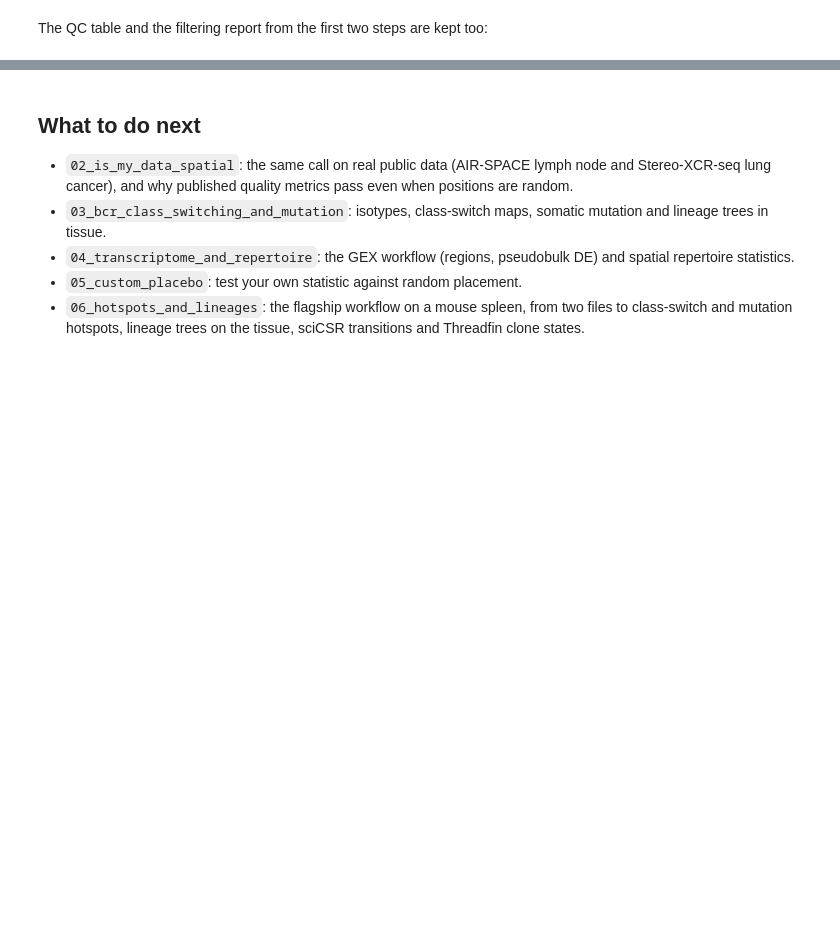
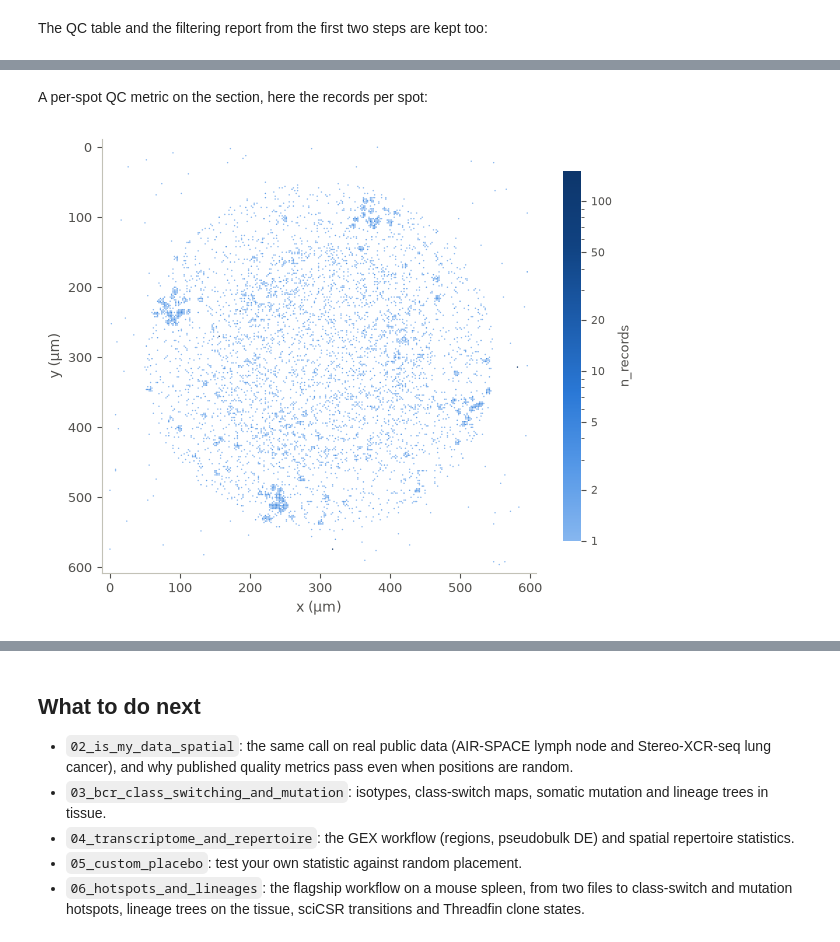
Before and after one commit to Reynold4k/spaclone, a Jupyter notebook: docs/tutorials/01_quickstart.ipynb, the cells around one changed output, grey strips where cells are left out. Cells and saved outputs as stored; diff of their text form; code cells hidden in the pictures; blank space fills up the shorter version.

```diff
--- a/docs/tutorials/01_quickstart.ipynb
+++ b/docs/tutorials/01_quickstart.ipynb
@@ -243,0 +256,8 @@ report.filtering
+# %% [markdown]
+A per-spot QC metric on the section, here the records per spot:
+# %%
+fig, ax = plt.subplots(figsize=(7, 6))
+spaclone.pl.spot_qc_map(real.air, color="n_records", ax=ax)
+plt.show()
+# %% [output]
+[figure, added]
```
Also changed, not shown: parts of 7 cells of this notebook, 8 other files.
